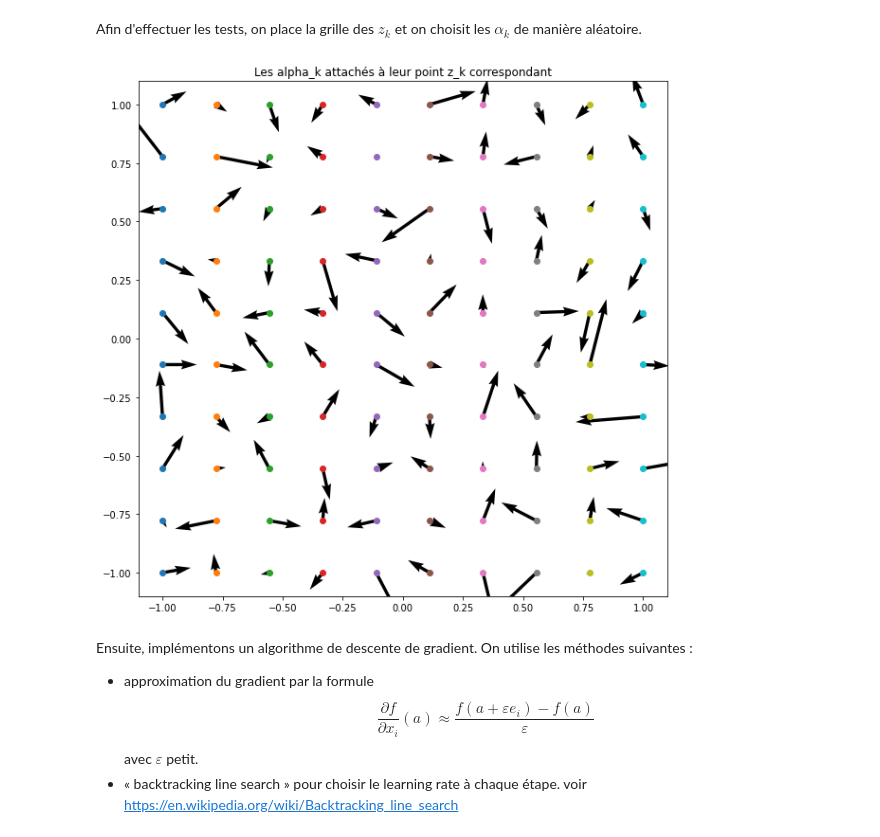
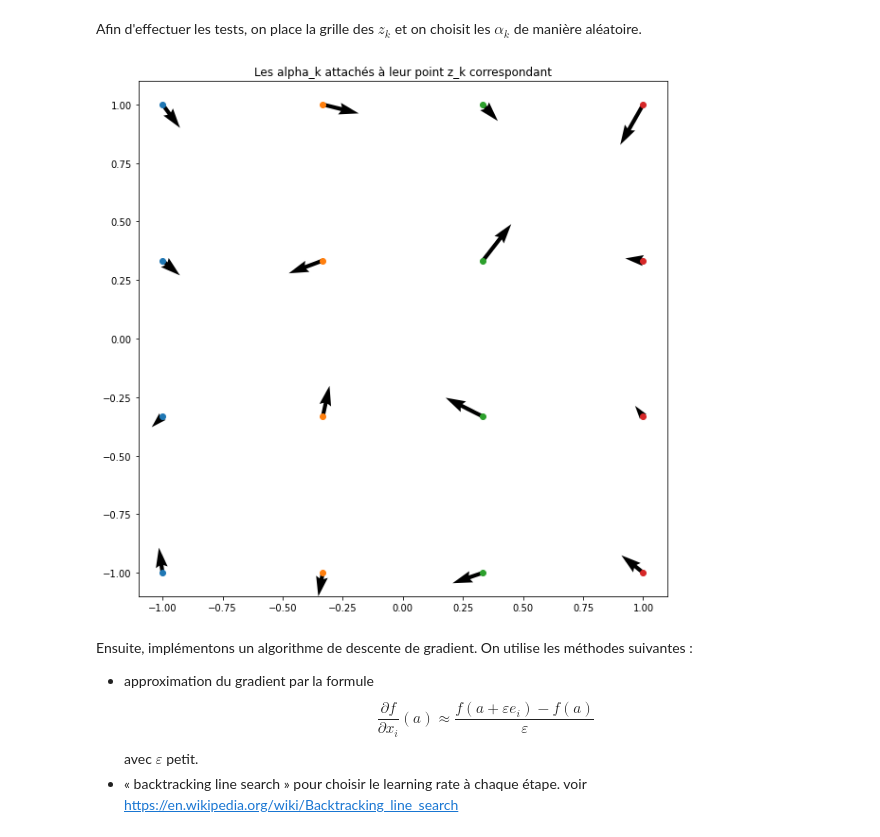
Before and after one commit to tstln/Projet_L3_3MA201_Appariement_de_formes, a Jupyter notebook: python/descente_grad.ipynb, the cells around one changed output. Saved outputs shown, nothing was run; the diff lists cells and outputs as text; code cells hidden in the pictures.

```diff
--- a/python/descente_grad.ipynb
+++ b/python/descente_grad.ipynb
@@ -7,23 +7,26 @@ import matplotlib.pyplot as plt
 # %% [markdown]
 Afin d'effectuer les tests, on place la grille des $z_k$ et on choisit les $\alpha_k$ de manière aléatoire.
 # %%
-pas = 0.2
+pas = 0.5
 gauche = -1.0
 droite = 1
 h = int((droite - gauche)/pas)
 D = h * h
 zk_x, zk_y = np.meshgrid(np.linspace(gauche, droite, h),np.linspace(gauche, droite, h))
 alphas_x = np.random.randn(h, h)
 alphas_y = np.random.randn(h, h)
 
+zk = np.array((zk_x.flatten(), zk_y.flatten())).T
+alphas = np.array((alphas_x.flatten(), alphas_y.flatten())).T
+
 fig, ax = plt.subplots(figsize=(10, 10))
 
 plt.plot(zk_x, zk_y, marker= 'o', linestyle='none');
 plt.quiver(zk_x, zk_y, alphas_x, alphas_y)
 plt.title("Les alpha_k attachés à leur point z_k correspondant")
 plt.show()
 # %% [output]
-[figure, old version]
+[figure, new version]
 # %% [markdown]
 Ensuite, implémentons un algorithme de descente de gradient. On utilise les méthodes suivantes :
   - approximation du gradient par la formule $$ \frac{\partial f}{\partial x_i} (a) \approx \frac{f(a + \varepsilon e_i) - f(a)}{\varepsilon}$$
```
Also changed, not shown: parts of 11 cells of this notebook.
